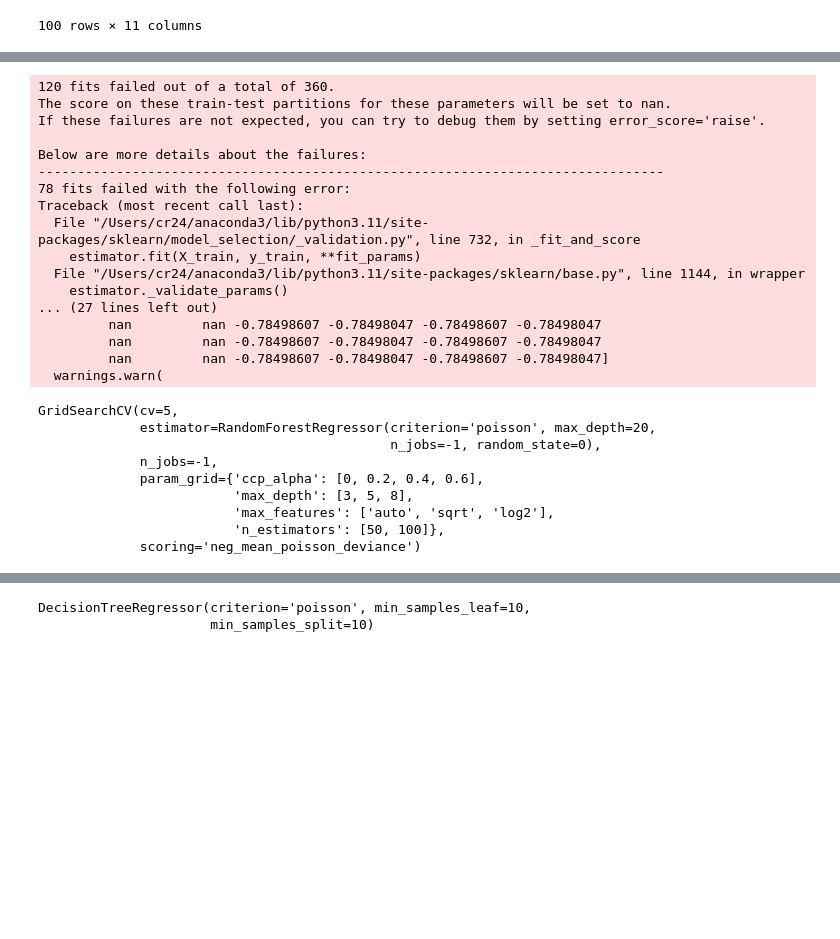
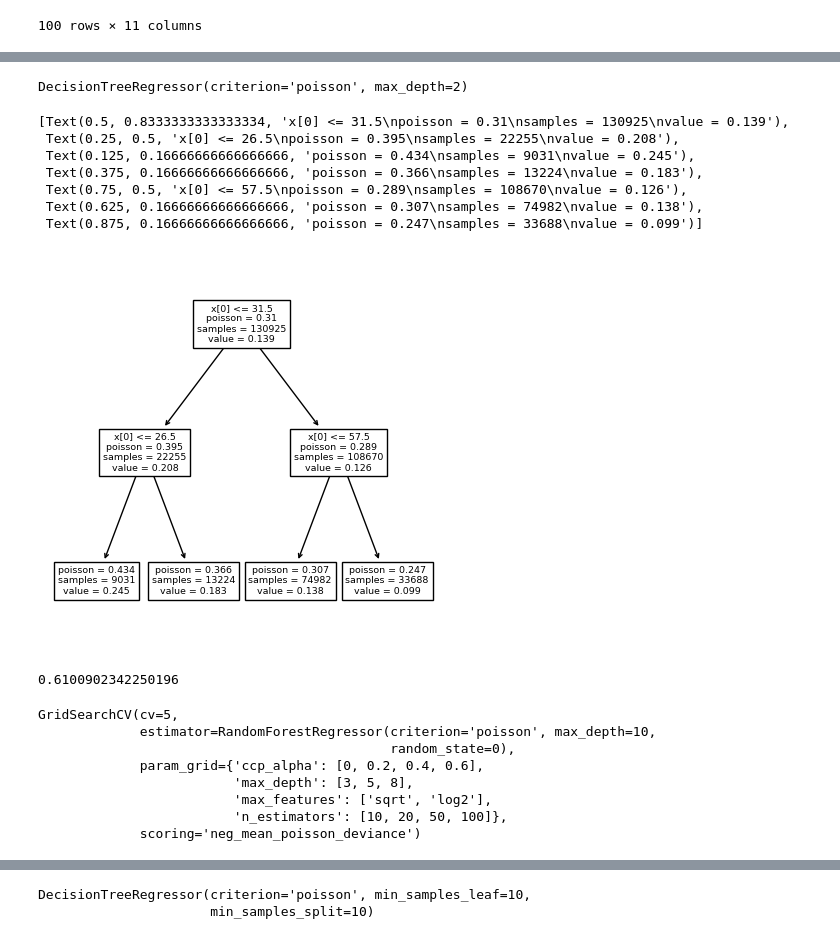
Before and after one commit to HalfmoonSD/Data-Science-for-Non-Life-Insurance-Project, a Jupyter notebook: Regression_Tree.ipynb, the cells around one changed output, grey strips where cells are left out. Cells and saved outputs as stored; diff of their text form; code cells hidden in the pictures; blank space fills up the shorter version.

```diff
--- a/Regression_Tree.ipynb
+++ b/Regression_Tree.ipynb
@@ -44,8 +60,7 @@ data.head(100)
 categorical_variables = ['agecar', 'fuelc', 'usec', 'fleetc', 'sportc', 'coverp', 'powerc']
 
 # Encoding categorical variables one by one
-pd.options.mode.copy_on_write = True
 label_encoders = {}
 for var in categorical_variables:
     label_encoders[var] = LabelEncoder()
-    data[var] = label_encoders[var].fit_transform(data[var])
+    x[var] = label_encoders[var].fit_transform(x[var])
@@ -103,40 +95,45 @@ from sklearn.ensemble import RandomForestRegressor
+# %%
+tree_freq.fit(X_train,y_train,sample_weight=expo_train)
+# %% [output]
+DecisionTreeRegressor(criterion='poisson', max_depth=2)
+# %%
+# plot the tree structure
+plt.figure(figsize=(5, 5), dpi=100)
+plot_tree(tree_freq)
+# %% [output]
+[Text(0.5, 0.8333333333333334, 'x[0] <= 31.5\npoisson = 0.31\nsamples = 130925\nvalue = 0.139'),
+ Text(0.25, 0.5, 'x[0] <= 26.5\npoisson = 0.395\nsamples = 22255\nvalue = 0.208'),
+ Text(0.125, 0.16666666666666666, 'poisson = 0.434\nsamples = 9031\nvalue = 0.245'),
+ Text(0.375, 0.16666666666666666, 'poisson = 0.366\nsamples = 13224\nvalue = 0.183'),
+ Text(0.75, 0.5, 'x[0] <= 57.5\npoisson = 0.289\nsamples = 108670\nvalue = 0.126'),
+ Text(0.625, 0.16666666666666666, 'poisson = 0.307\nsamples = 74982\nvalue = 0.138'),
+ Text(0.875, 0.16666666666666666, 'poisson = 0.247\nsamples = 33688\nvalue = 0.099')]
+[figure, added]
+# %%
+y_pred = tree_freq.predict(X_train)
+d2_tweedie_score(y_train,y_pred,sample_weight=expo_train,power=1)
+mean_poisson_deviance(y_train,y_pred,sample_weight=expo_train)
+# %% [output]
+0.6100902342250196
 # %%
 # define a parameter grid as a dict
 param_grid = {
-'n_estimators' : [50, 100],
-'max_features' : ['auto','sqrt', 'log2'],
+'n_estimators' : [10,20,50,100],
+'max_features' : ['sqrt', 'log2'],
 'max_depth' : [3, 5, 8],
 'ccp_alpha' : [0,0.2,0.4,0.6]
 }
 # initialize the model and CV
-rf_freq = RandomForestRegressor(criterion='poisson',max_depth=10, random_state=0,bootstrap=True,n_jobs=-1)
-rf_freq_cv = GridSearchCV(rf_freq, param_grid, cv=5, scoring='neg_mean_poisson_deviance',n_jobs=-1)
+rf_freq = RandomForestRegressor(criterion='poisson',max_depth=10, random_state=0,bootstrap=True)
+rf_freq_cv = GridSearchCV(rf_freq, param_grid, cv=5, scoring='neg_mean_poisson_deviance')
 # fit the CV
 rf_freq_cv.fit(X_train, y=y_train, sample_weight=expo_train)
 # %% [output]
-120 fits failed out of a total of 360.
-The score on these train-test partitions for these parameters will be set to nan.
-If these failures are not expected, you can try to debug them by setting error_score='raise'.
-
-Below are more details about the failures:
---------------------------------------------------------------------------------
-78 fits failed with the following error:
-Traceback (most recent call last):
-  File "/Users/cr24/anaconda3/lib/python3.11/site-packages/sklearn/model_selection/_validation.py", line 732, in _fit_and_score
-    estimator.fit(X_train, y_train, **fit_params)
-  File "/Users/cr24/anaconda3/lib/python3.11/site-packages/sklearn/base.py", line 1144, in wrapper
-    estimator._validate_params()
-... (27 lines left out)
-         nan         nan -0.78498607 -0.78498047 -0.78498607 -0.78498047
-         nan         nan -0.78498607 -0.78498047 -0.78498607 -0.78498047
-         nan         nan -0.78498607 -0.78498047 -0.78498607 -0.78498047]
-  warnings.warn(
+GridSearchCV(cv=5,
+             estimator=RandomForestRegressor(criterion='poisson', max_depth=10,
+                                             random_state=0),
+             param_grid={'ccp_alpha': [0, 0.2, 0.4, 0.6],
+                         'max_depth': [3, 5, 8],
+                         'max_features': ['sqrt', 'log2'],
+                         'n_estimators': [10, 20, 50, 100]},
+             scoring='neg_mean_poisson_deviance')
-GridSearchCV(cv=5,
-             estimator=RandomForestRegressor(criterion='poisson', max_depth=20,
-                                             n_jobs=-1, random_state=0),
-             n_jobs=-1,
-             param_grid={'ccp_alpha': [0, 0.2, 0.4, 0.6],
-                         'max_depth': [3, 5, 8],
-                         'max_features': ['auto', 'sqrt', 'log2'],
-                         'n_estimators': [50, 100]},
-             scoring='neg_mean_poisson_deviance')
```
Also changed, not shown: parts of 18 cells of this notebook, 3 other files.
